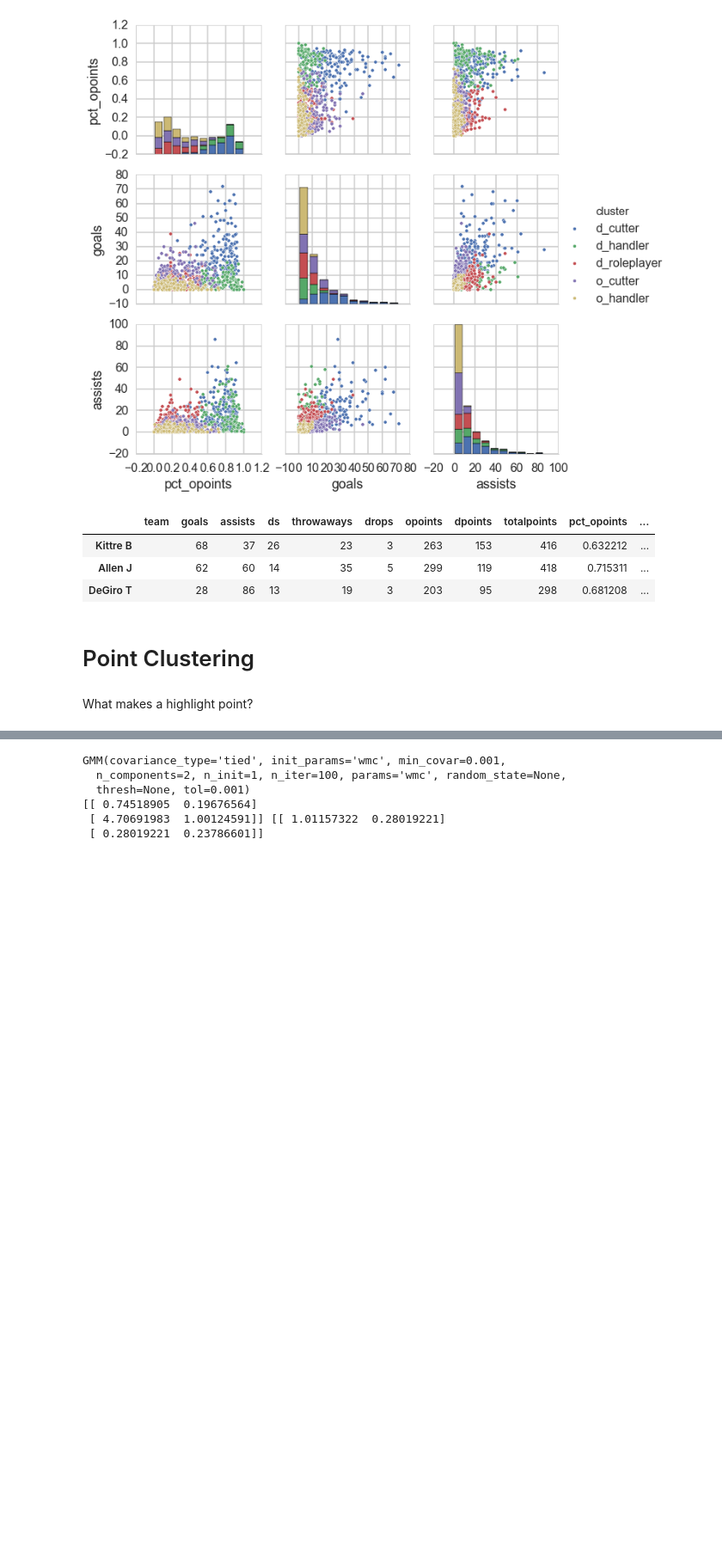
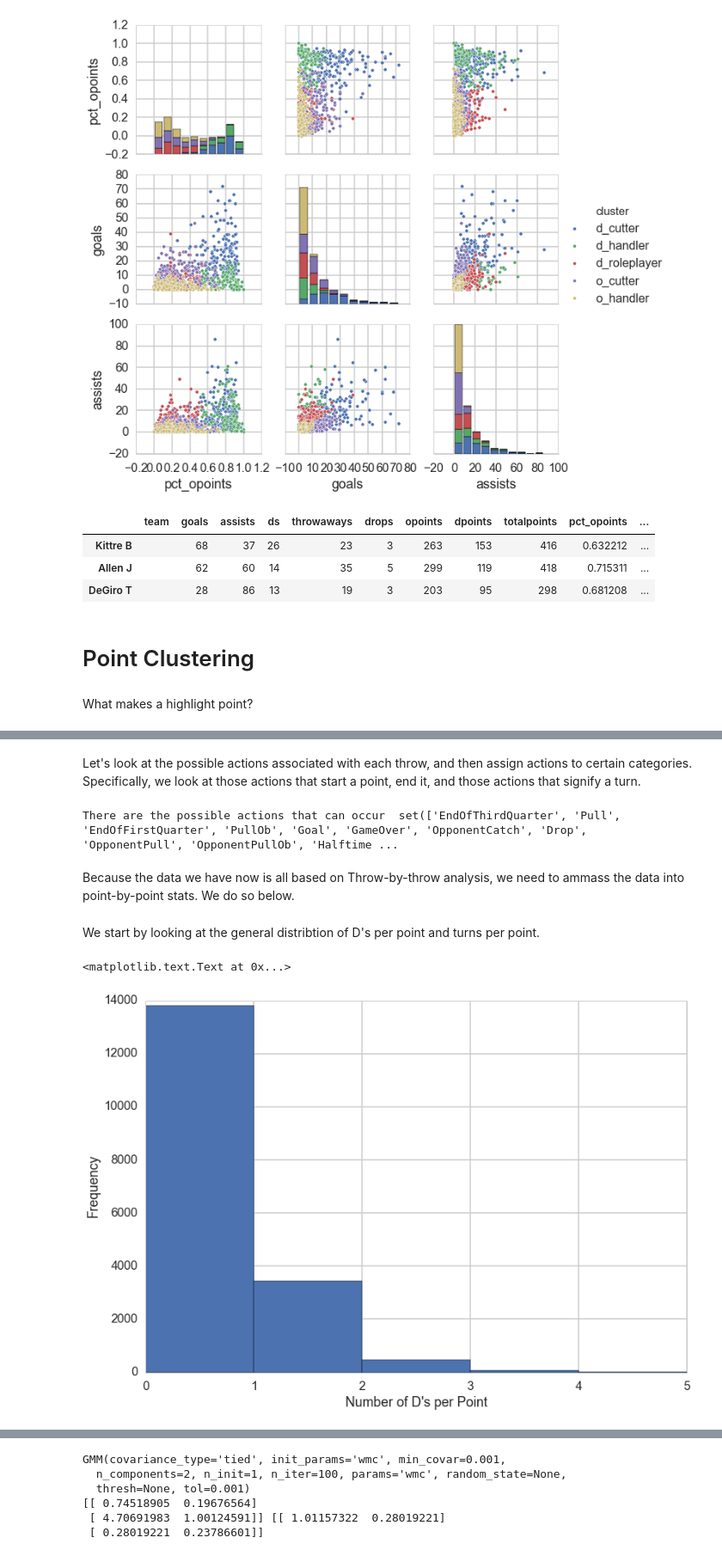
Before and after one commit to karinehsu/cs109-final-project, a Jupyter notebook: MASTER.ipynb, the cells around one changed output, grey strips where cells are left out. Shown at 86% size. Saved outputs shown, nothing was run; the diff lists cells and outputs as text; code cells hidden in the pictures; blank space fills up the shorter version.

```diff
--- a/MASTER.ipynb
+++ b/MASTER.ipynb
@@ -798,0 +824,14 @@ Using the point statistic table, we attempt to cluster by what makes a highlight
+# %% [markdown]
+Let's look at the possible actions associated with each throw, and then assign actions to certain categories.  Specifically, we look at those actions that start a point, end it, and those actions that signify a turn.
+# %%
+actions = set(df["Action"])
+print "There are the possible actions that can occur ", actions
+# get the actions that can start a point, cause a turn, or end a point.
+actions_start = ["Pull", "PullOb", "OpponentPull", "OpponentPullOb"]
+actions_turn = ["Stall", "Throwaway", "D", "Drop"]
+actions_end = ["EndOfThirdQuarter", 'EndOfFirstQuarter', "Goal", "GameOver",
+               "HalfTime", "Callahan", "EndOfFourthQuarter", "End of Overtime"]
+# %% [output]
+There are the possible actions that can occur  set(['EndOfThirdQuarter', 'Pull', 'EndOfFirstQuarter', 'PullOb', 'Goal', 'GameOver', 'OpponentCatch', 'Drop', 'OpponentPull', 'OpponentPullOb', 'Halftime ...
+# %% [markdown]
+Because the data we have now is all based on Throw-by-throw analysis, we need to ammass the data into point-by-point stats.  We do so below.
@@ -798,0 +887,9 @@ Using the point statistic table, we attempt to cluster by what makes a highlight
+# %% [markdown]
+We start by looking at the general distribtion of D's per point and turns per point.
+# %%
+plt.hist(points.ds, bins=5)
+plt.xlabel("Number of D's per Point")
+plt.ylabel("Frequency")
+# %% [output]
+<matplotlib.text.Text at 0x...>
+[figure, added]
```
Also changed, not shown: parts of 34 cells of this notebook.
